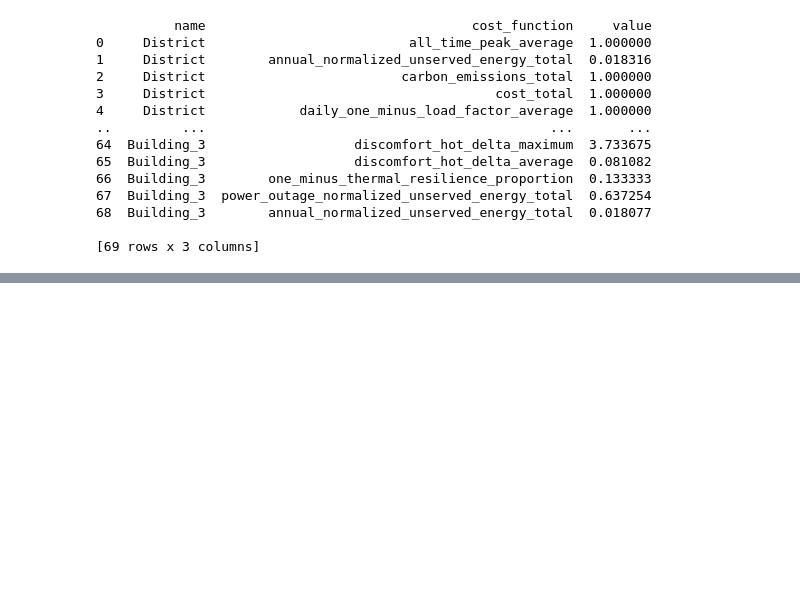
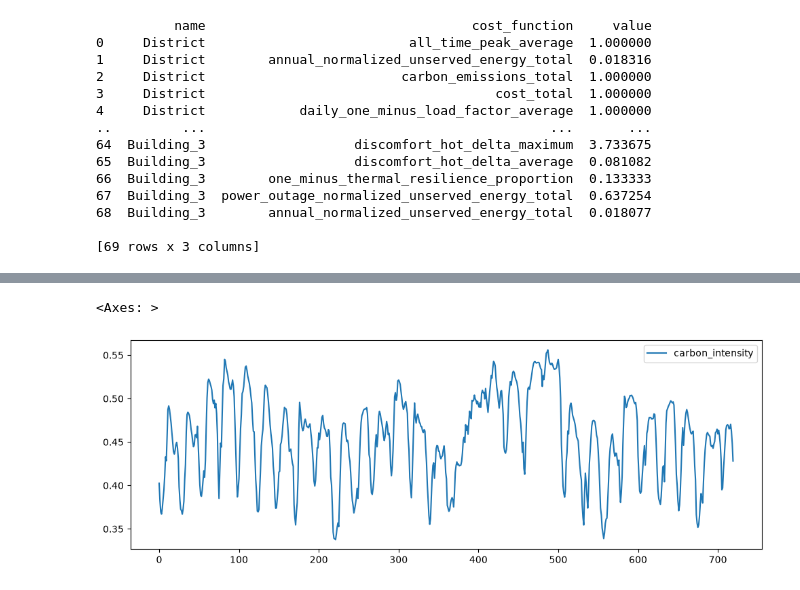
Before and after one commit to tankahxuan/cs5446_project, a Jupyter notebook: notebooks/00_Getting_Started.ipynb, the cells around one changed output, grey strips where cells are left out. Drawn from its saved outputs; the diff is of its cells as text; code cells hidden in the pictures; blank space fills up the shorter version.

```diff
--- a/notebooks/00_Getting_Started.ipynb
+++ b/notebooks/00_Getting_Started.ipynb
@@ -60,0 +152,7 @@ observations
+# %%
+carbon = pd.read_csv("./data/carbon_intensity.csv")
+
+carbon.plot(figsize=(12, 4))
+# %% [output]
+<Axes: >
+[figure, added]
```
Also changed, not shown: parts of 9 cells of this notebook, 25 other files.
